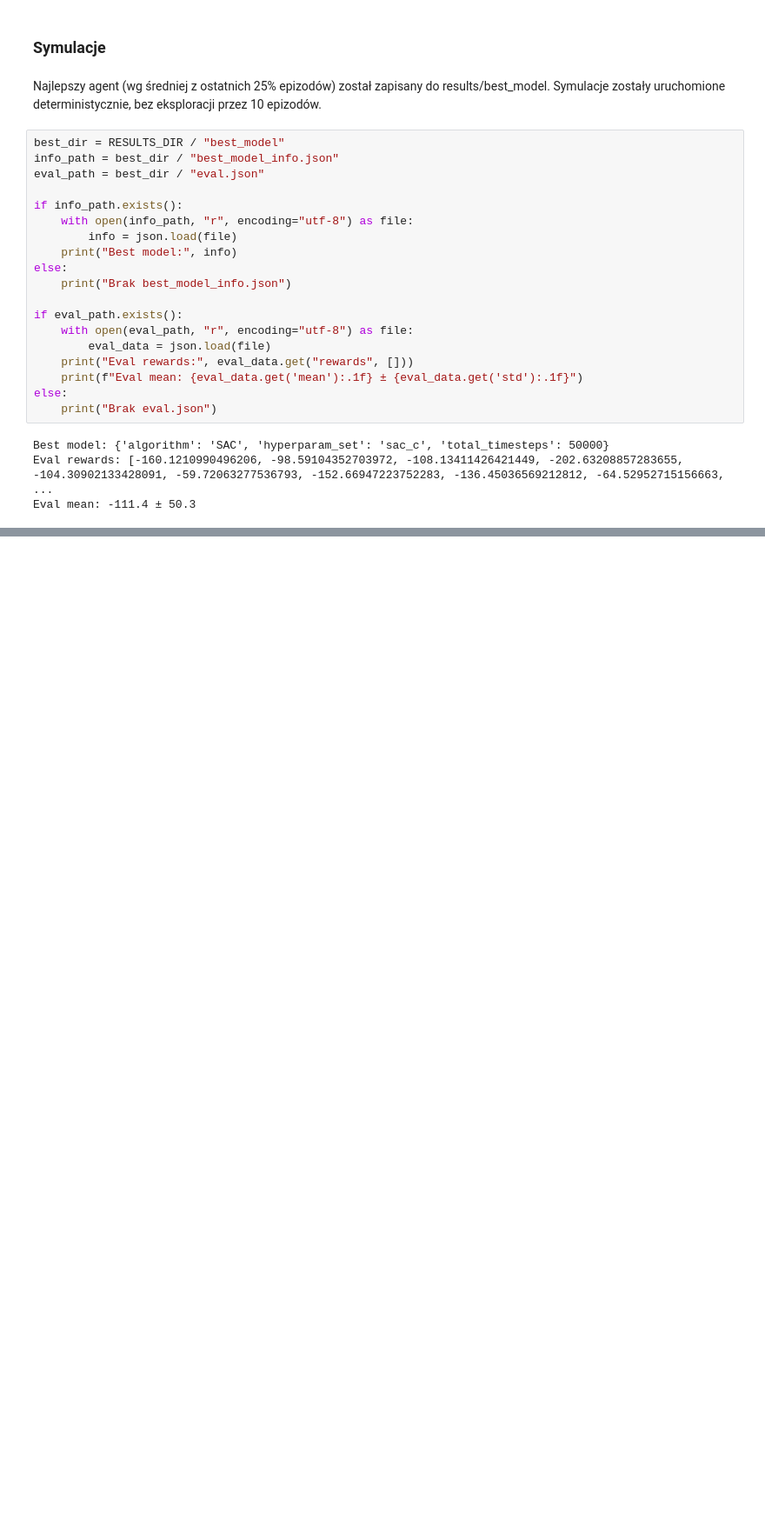
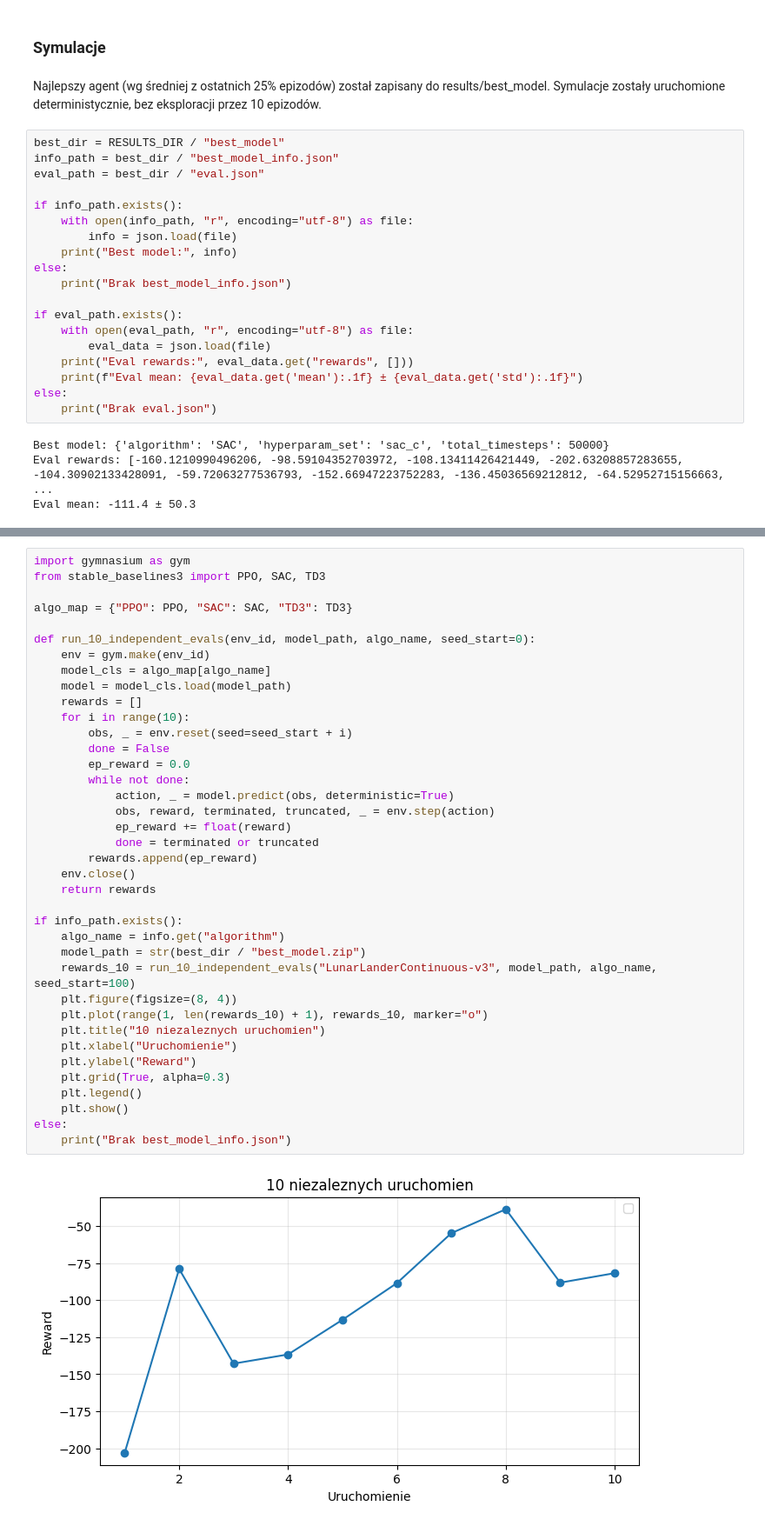
Before and after one commit to akaButter/Inteligencja-obliczeniowa, a Jupyter notebook: lab05/raport05.ipynb, the cells around one changed output, grey strips where cells are left out. Shown at 87% size. Drawn from its saved outputs; the diff is of its cells as text; blank space fills up the shorter version.

```diff
--- a/lab05/raport05.ipynb
+++ b/lab05/raport05.ipynb
@@ -347,0 +326,40 @@ Podczas ewaluacji okazało się, że model sprawuje się lekko gorzej, niż wska
+# %%
+import gymnasium as gym
+from stable_baselines3 import PPO, SAC, TD3
+
+algo_map = {"PPO": PPO, "SAC": SAC, "TD3": TD3}
+
+def run_10_independent_evals(env_id, model_path, algo_name, seed_start=0):
+    env = gym.make(env_id)
+    model_cls = algo_map[algo_name]
+    model = model_cls.load(model_path)
+    rewards = []
+    for i in range(10):
+        obs, _ = env.reset(seed=seed_start + i)
+        done = False
+        ep_reward = 0.0
+        while not done:
+            action, _ = model.predict(obs, deterministic=True)
+            obs, reward, terminated, truncated, _ = env.step(action)
+            ep_reward += float(reward)
+            done = terminated or truncated
+        rewards.append(ep_reward)
+    env.close()
+    return rewards
+
+if info_path.exists():
+    algo_name = info.get("algorithm")
+    model_path = str(best_dir / "best_model.zip")
+    rewards_10 = run_10_independent_evals("LunarLanderContinuous-v3", model_path, algo_name, seed_start=100)
+    plt.figure(figsize=(8, 4))
+    plt.plot(range(1, len(rewards_10) + 1), rewards_10, marker="o")
+    plt.title("10 niezaleznych uruchomien")
+    plt.xlabel("Uruchomienie")
+    plt.ylabel("Reward")
+    plt.grid(True, alpha=0.3)
+    plt.legend()
+    plt.show()
+else:
+    print("Brak best_model_info.json")
+# %% [output]
+[figure, added]
```
Also changed, not shown: parts of 4 cells of this notebook.
